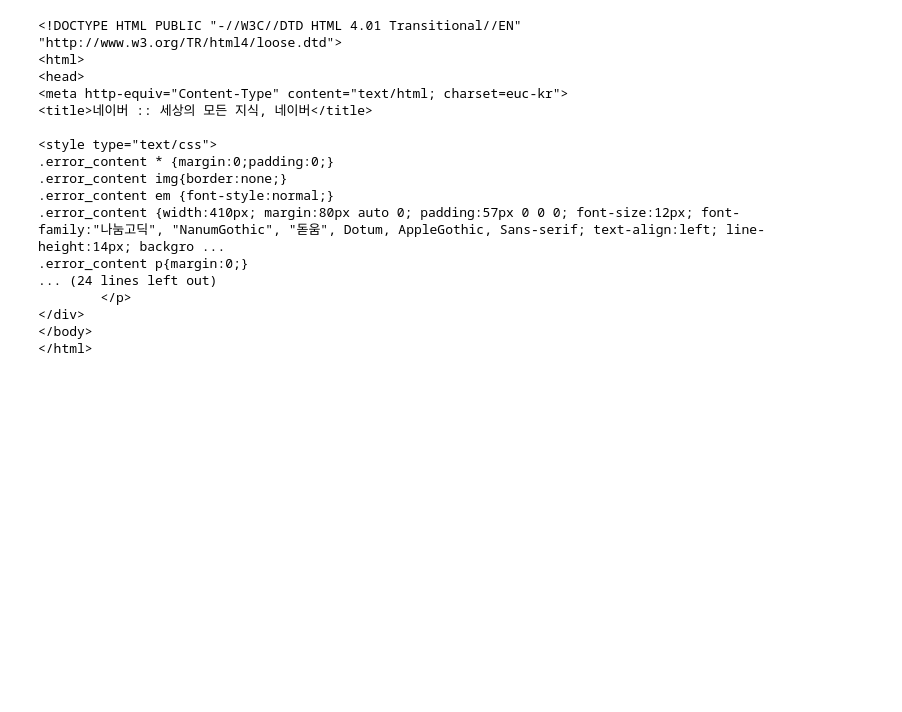
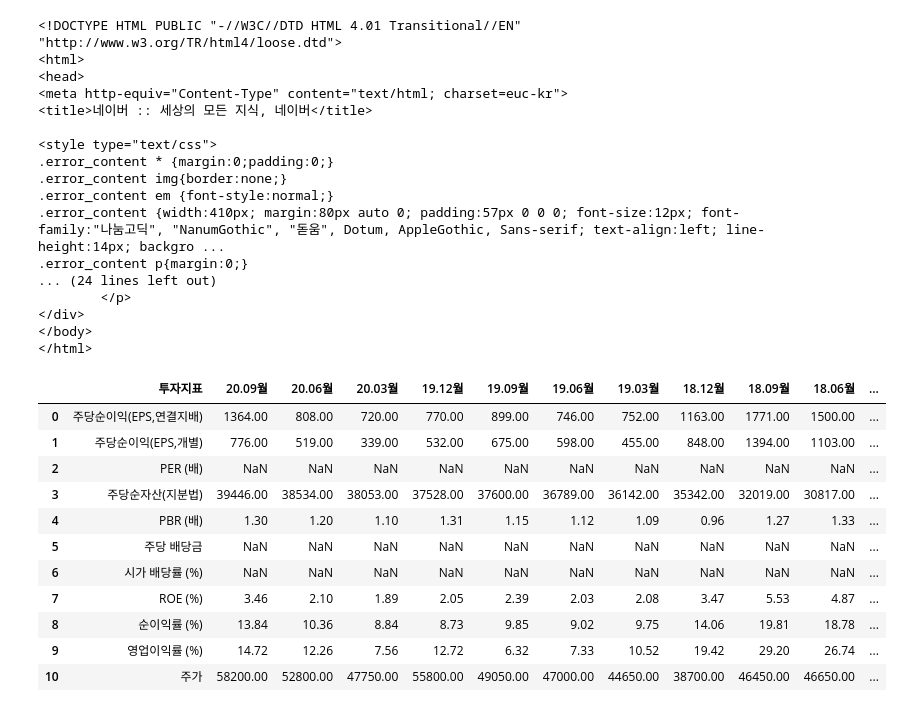
Before and after one commit to jklee78e/python, a Jupyter notebook: test.ipynb, the cells around one changed output. Saved outputs shown, nothing was run; the diff lists cells and outputs as text; code cells hidden in the pictures; blank space fills up the shorter version.

```diff
--- a/test.ipynb
+++ b/test.ipynb
@@ -373,0 +389,28 @@ url
+# %%
+import requests
+import pandas as pd
+
+from bs4 import BeautifulSoup as bs
+
+page = 1
+code = "005930"
+
+url = "https://finance.naver.com/item/sise_day.nhn?code="+code+"&amp;page="+ str(page)
+url = "http://search.itooza.com/index.htm?seName=005930"
+
+dfs = pd.read_html(url, encoding="euc-kr")
+# %%
+dfs[4]
+# %% [output]
+|  | 투자지표 | 20.09월 | 20.06월 | 20.03월 | 19.12월 | 19.09월 | 19.06월 | 19.03월 | 18.12월 | 18.09월 | 18.06월 | ... |
+| 0 | 주당순이익(EPS,연결지배) | 1364.00 | 808.00 | 720.00 | 770.00 | 899.00 | 746.00 | 752.00 | 1163.00 | 1771.00 | 1500.00 | ... |
+| 1 | 주당순이익(EPS,개별) | 776.00 | 519.00 | 339.00 | 532.00 | 675.00 | 598.00 | 455.00 | 848.00 | 1394.00 | 1103.00 | ... |
+| 2 | PER (배) | NaN | NaN | NaN | NaN | NaN | NaN | NaN | NaN | NaN | NaN | ... |
+| 3 | 주당순자산(지분법) | 39446.00 | 38534.00 | 38053.00 | 37528.00 | 37600.00 | 36789.00 | 36142.00 | 35342.00 | 32019.00 | 30817.00 | ... |
+| 4 | PBR (배) | 1.30 | 1.20 | 1.10 | 1.31 | 1.15 | 1.12 | 1.09 | 0.96 | 1.27 | 1.33 | ... |
+| 5 | 주당 배당금 | NaN | NaN | NaN | NaN | NaN | NaN | NaN | NaN | NaN | NaN | ... |
+| 6 | 시가 배당률 (%) | NaN | NaN | NaN | NaN | NaN | NaN | NaN | NaN | NaN | NaN | ... |
+| 7 | ROE (%) | 3.46 | 2.10 | 1.89 | 2.05 | 2.39 | 2.03 | 2.08 | 3.47 | 5.53 | 4.87 | ... |
+| 8 | 순이익률 (%) | 13.84 | 10.36 | 8.84 | 8.73 | 9.85 | 9.02 | 9.75 | 14.06 | 19.81 | 18.78 | ... |
+| 9 | 영업이익률 (%) | 14.72 | 12.26 | 7.56 | 12.72 | 6.32 | 7.33 | 10.52 | 19.42 | 29.20 | 26.74 | ... |
+| 10 | 주가 | 58200.00 | 52800.00 | 47750.00 | 55800.00 | 49050.00 | 47000.00 | 44650.00 | 38700.00 | 46450.00 | 46650.00 | ... |
```
Also changed, not shown: parts of 11 cells of this notebook, 4 other files.
